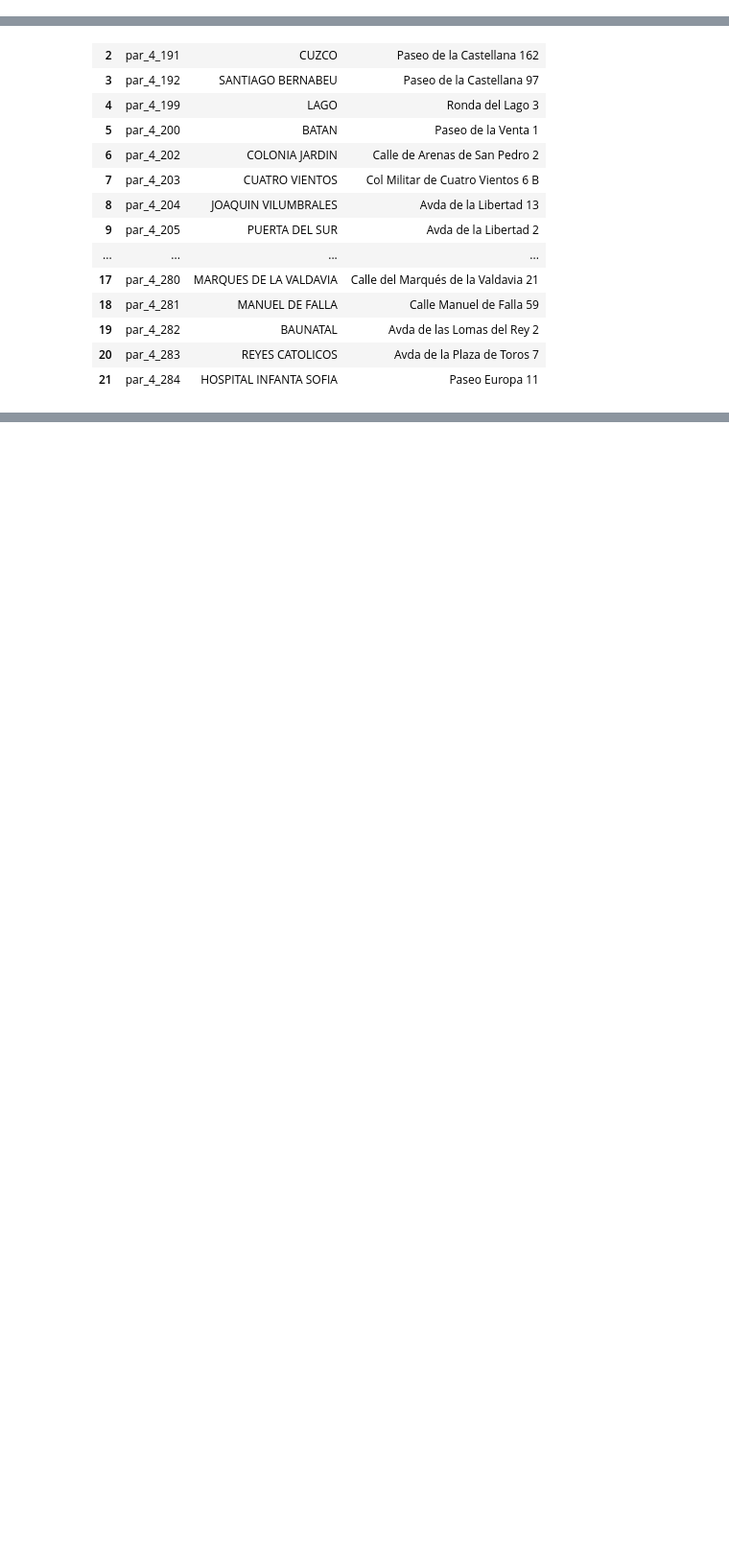
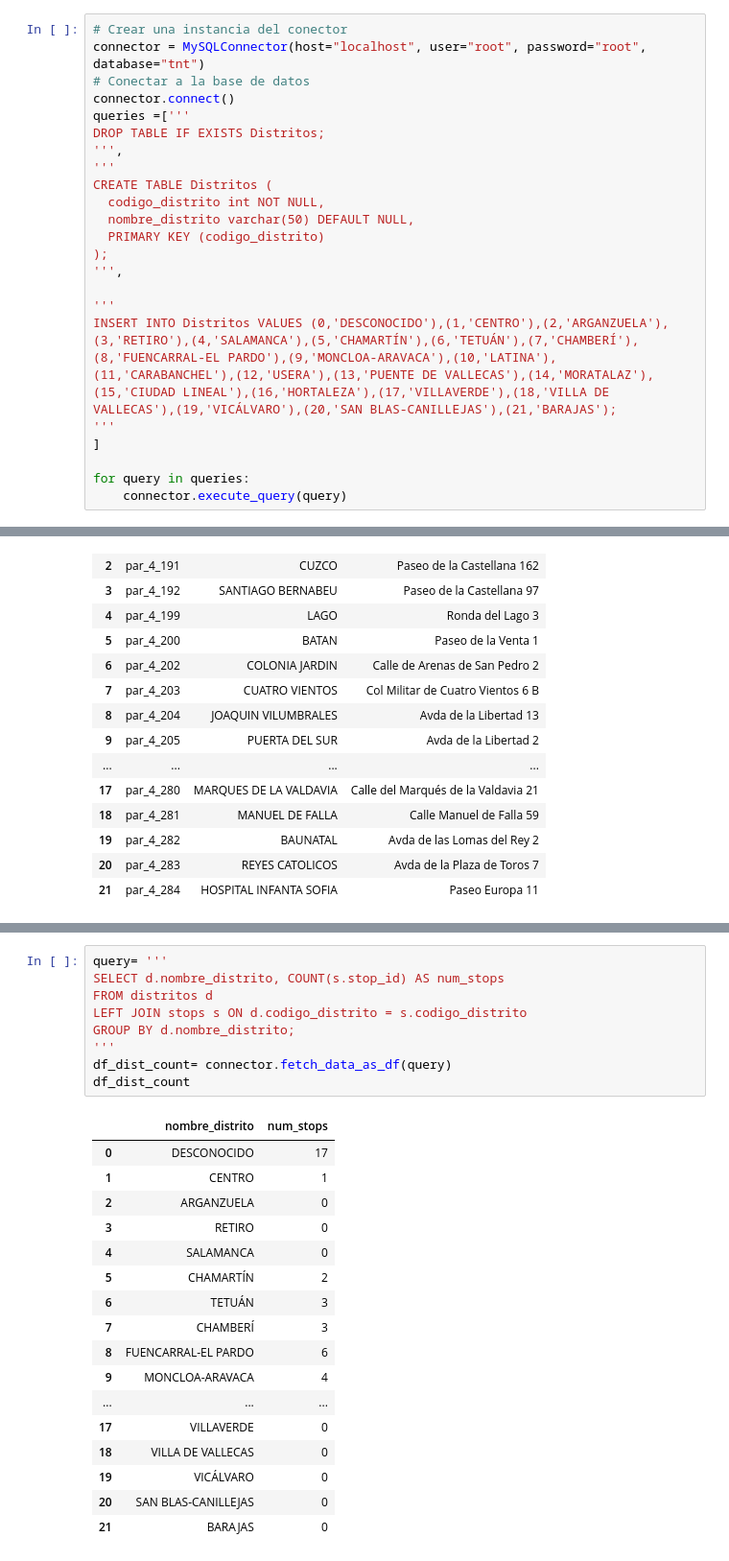
Before and after one commit to lucaramirezo/Traffic-Network-Transparency2.0, a Jupyter notebook: L_DDBB.ipynb, the cells around one changed output, grey strips where cells are left out. Shown at 96% size. Saved outputs shown, nothing was run; the diff lists cells and outputs as text; blank space fills up the shorter version.

Commit message:
Fin de datos metros, documentado, con sentencias. Agregada tabla distritos, y claves foráneas a cada tabla

```diff
--- a/L_DDBB.ipynb
+++ b/L_DDBB.ipynb
@@ -275,0 +281,23 @@ Query executed successfully.
+# %%
+# Crear una instancia del conector
+connector = MySQLConnector(host="localhost", user="root", password="root", database="tnt")
+# Conectar a la base de datos
+connector.connect()
+queries =['''
+DROP TABLE IF EXISTS Distritos;
+''',
+'''
+CREATE TABLE Distritos (
+  codigo_distrito int NOT NULL,
+  nombre_distrito varchar(50) DEFAULT NULL,
+  PRIMARY KEY (codigo_distrito)
+);
+''',
+
+'''
+INSERT INTO Distritos VALUES (0,'DESCONOCIDO'),(1,'CENTRO'),(2,'ARGANZUELA'),(3,'RETIRO'),(4,'SALAMANCA'),(5,'CHAMARTÍN'),(6,'TETUÁN'),(7,'CHAMBERÍ'),(8,'FUENCARRAL-EL PARDO'),(9,'MONCLOA-ARAVACA'),(10,'LATINA'),(11,'CARABANCHEL'),(12,'USERA'),(13,'PUENTE DE VALLECAS'),(14,'MORATALAZ'),(15,'CIUDAD LINEAL'),(16,'HORTALEZA'),(17,'VILLAVERDE'),(18,'VILLA DE VALLECAS'),(19,'VICÁLVARO'),(20,'SAN BLAS-CANILLEJAS'),(21,'BARAJAS');
+'''
+]
+
+for query in queries:
+    connector.execute_query(query)
@@ -335,0 +391,27 @@ df_stops_without_parent
+# %%
+query= '''
+SELECT d.nombre_distrito, COUNT(s.stop_id) AS num_stops
+FROM distritos d
+LEFT JOIN stops s ON d.codigo_distrito = s.codigo_distrito
+GROUP BY d.nombre_distrito;
+'''
+df_dist_count= connector.fetch_data_as_df(query)
+df_dist_count
+# %% [output]
+|  | nombre_distrito | num_stops |
+| 0 | DESCONOCIDO | 17 |
+| 1 | CENTRO | 1 |
+| 2 | ARGANZUELA | 0 |
+| 3 | RETIRO | 0 |
+| 4 | SALAMANCA | 0 |
+| 5 | CHAMARTÍN | 2 |
+| 6 | TETUÁN | 3 |
+| 7 | CHAMBERÍ | 3 |
+| 8 | FUENCARRAL-EL PARDO | 6 |
+| 9 | MONCLOA-ARAVACA | 4 |
+| ... | ... | ... |
+| 17 | VILLAVERDE | 0 |
+| 18 | VILLA DE VALLECAS | 0 |
+| 19 | VICÁLVARO | 0 |
+| 20 | SAN BLAS-CANILLEJAS | 0 |
+| 21 | BARAJAS | 0 |
```
Also changed, not shown: parts of 16 cells of this notebook.
